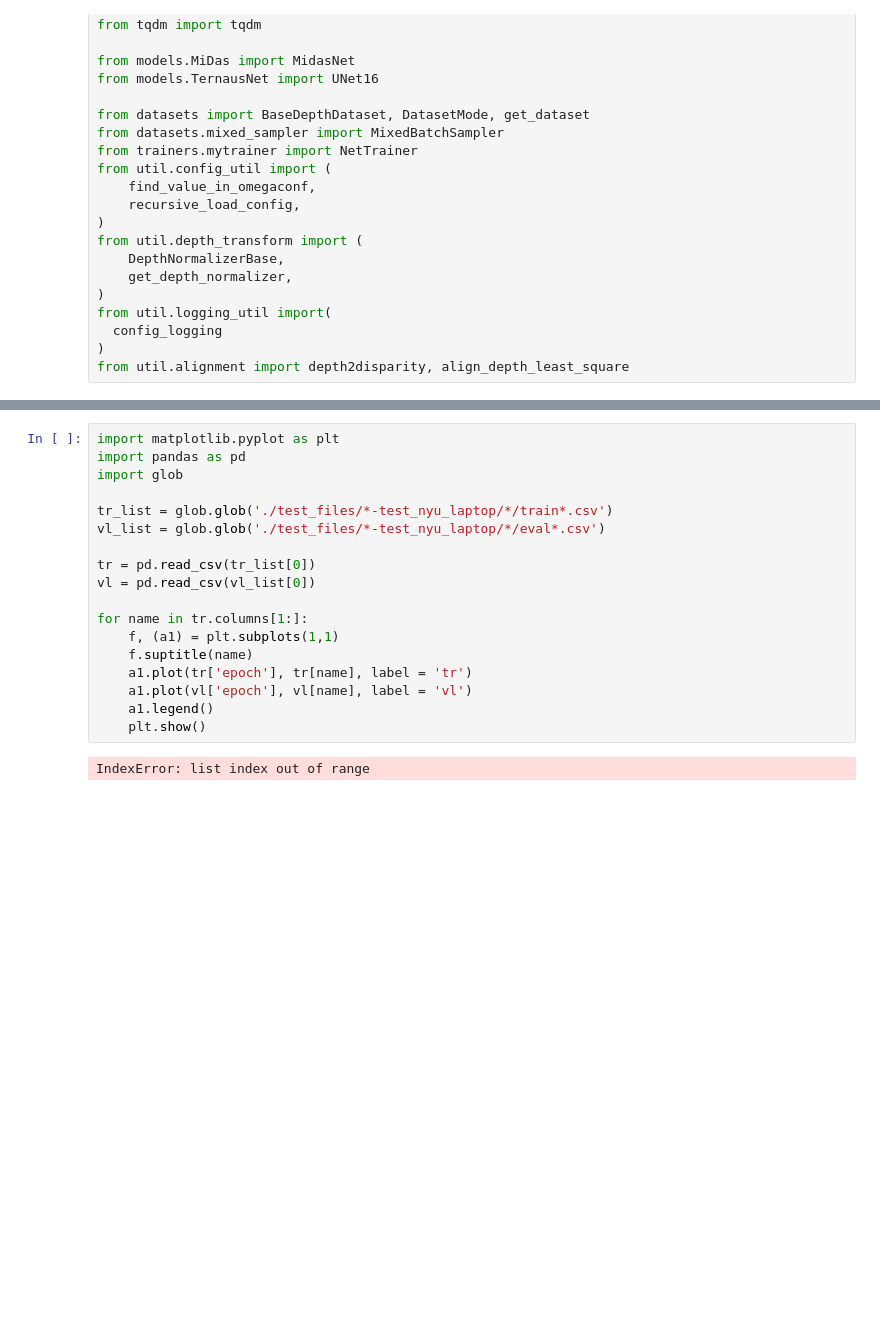
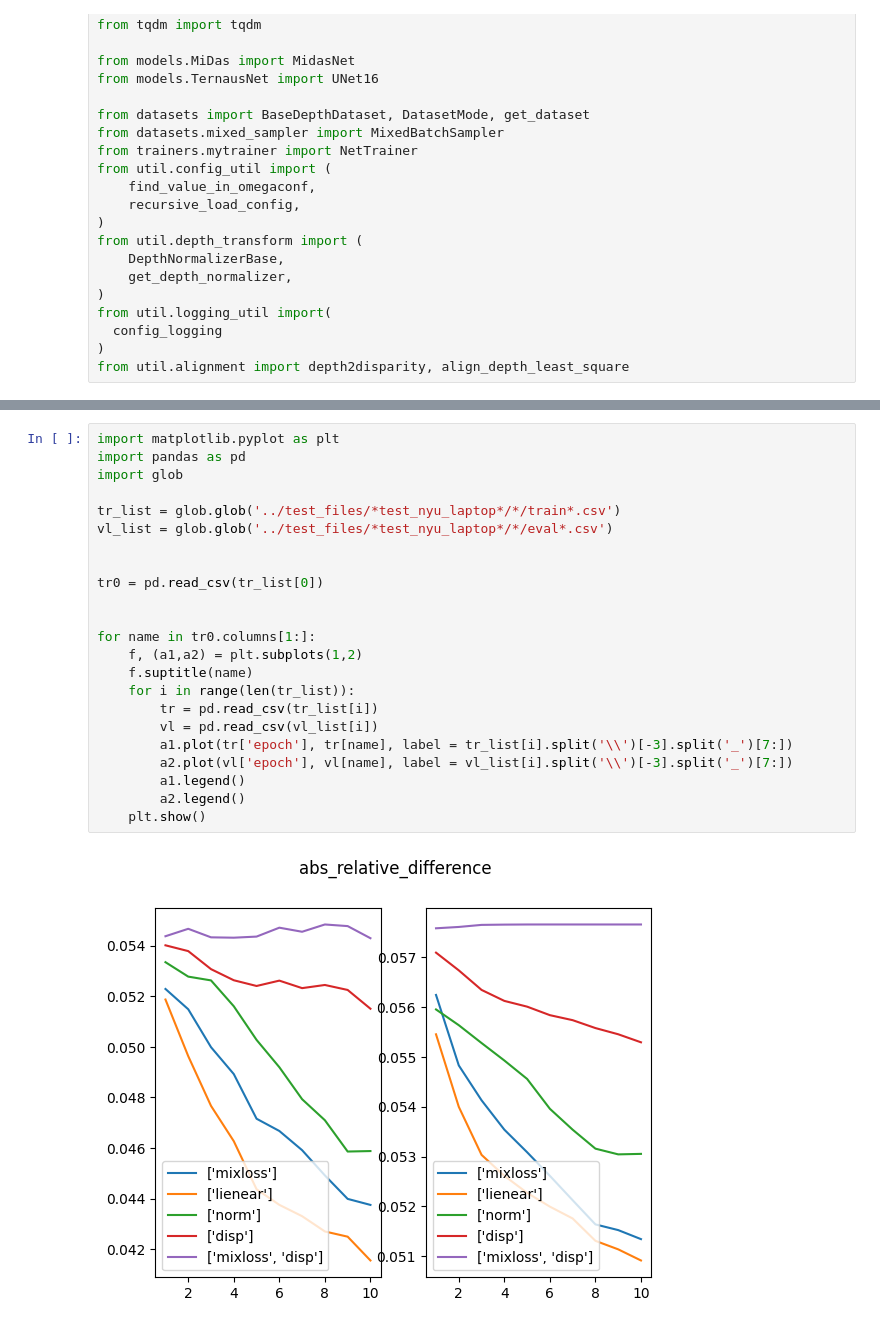
Before and after one commit to Mpasiowiec/Estymacja-glebi-na-podstawie-pojedynczego-zdejcia, a Jupyter notebook: quick_check.ipynb, the cells around one changed output, grey strips where cells are left out. Cells and saved outputs as stored; diff of their text form; blank space fills up the shorter version.

```diff
--- a/quick_check.ipynb
+++ b/quick_check.ipynb
@@ -310,20 +346,25 @@ tensor([2.1644, 2.1907, 2.2038,  ..., 3.5054, 3.5056, 3.5185])
 # %%
 import matplotlib.pyplot as plt
 import pandas as pd
 import glob
 
-tr_list = glob.glob('./test_files/*-test_nyu_laptop/*/train*.csv')
-vl_list = glob.glob('./test_files/*-test_nyu_laptop/*/eval*.csv')
+tr_list = glob.glob('../test_files/*test_nyu_laptop*/*/train*.csv')
+vl_list = glob.glob('../test_files/*test_nyu_laptop*/*/eval*.csv')
 
-tr = pd.read_csv(tr_list[0])
-vl = pd.read_csv(vl_list[0])
 
-for name in tr.columns[1:]:
-    f, (a1) = plt.subplots(1,1)
+tr0 = pd.read_csv(tr_list[0])
+
+
+for name in tr0.columns[1:]:
+    f, (a1,a2) = plt.subplots(1,2)
     f.suptitle(name)
-    a1.plot(tr['epoch'], tr[name], label = 'tr')
-    a1.plot(vl['epoch'], vl[name], label = 'vl')
-    a1.legend()
+    for i in range(len(tr_list)):
+        tr = pd.read_csv(tr_list[i])
+        vl = pd.read_csv(vl_list[i])
+        a1.plot(tr['epoch'], tr[name], label = tr_list[i].split('\\')[-3].split('_')[7:])
+        a2.plot(vl['epoch'], vl[name], label = vl_list[i].split('\\')[-3].split('_')[7:])
+        a1.legend()
+        a2.legend()
     plt.show()
 # %% [output]
-IndexError: list index out of range
+[figure, added]
```
Also changed, not shown: parts of 8 cells of this notebook, 7 other files.
